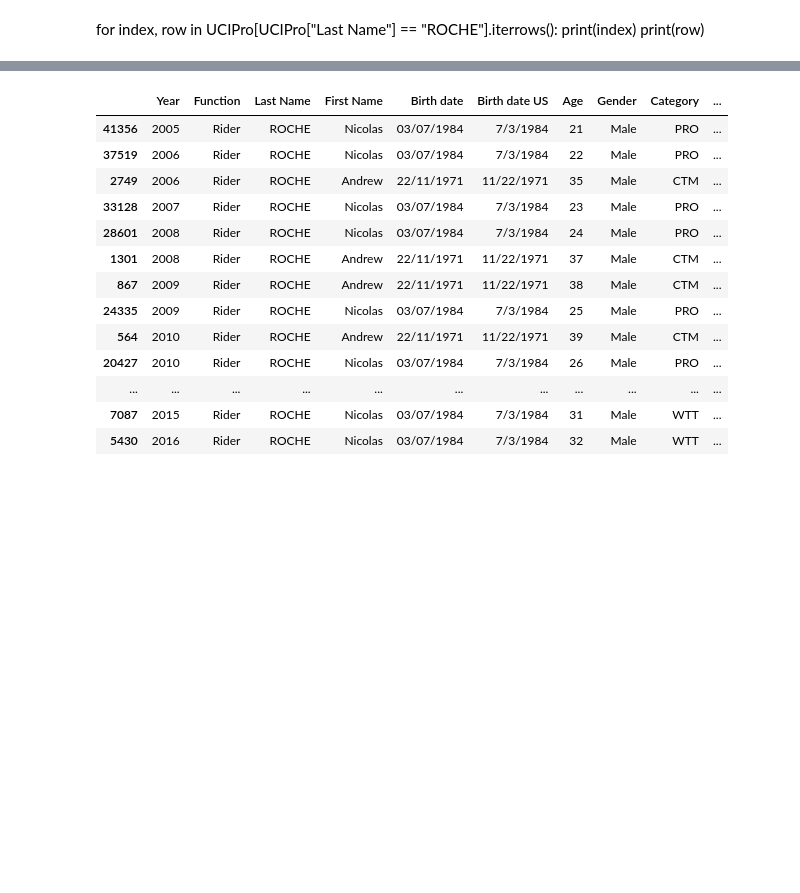
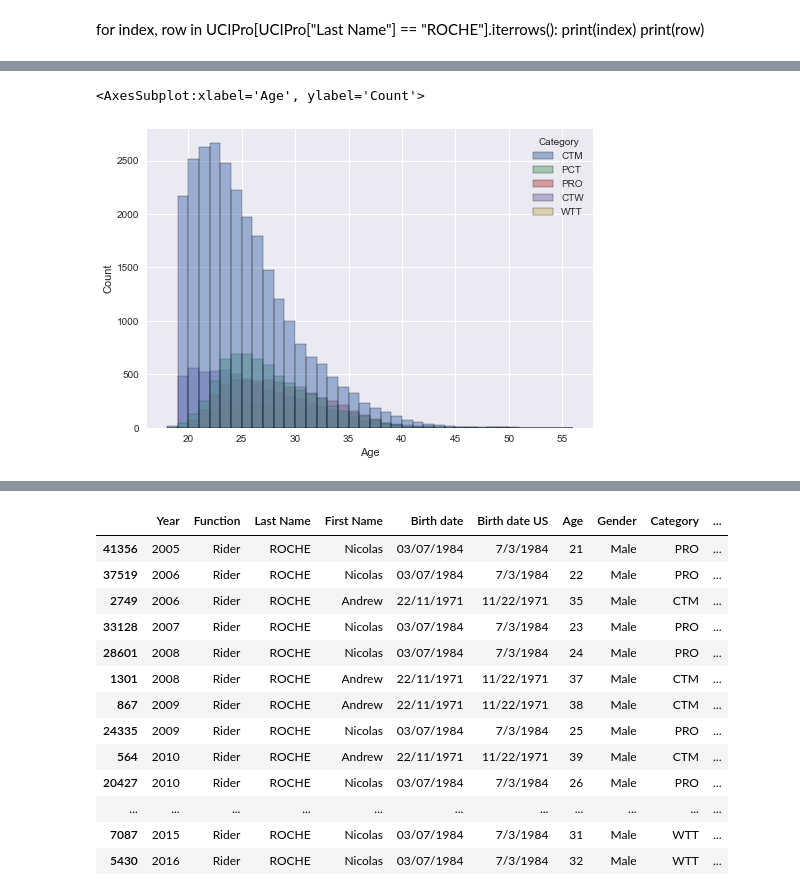
Before and after one commit to bryanminnock/UCDPA_BryanMinnock, a Jupyter notebook: UCDProject.ipynb, the cells around one changed output, grey strips where cells are left out. Drawn from its saved outputs; the diff is of its cells as text; code cells hidden in the pictures; blank space fills up the shorter version.

```diff
--- a/UCDProject.ipynb
+++ b/UCDProject.ipynb
@@ -450,0 +439,6 @@ for index, row in UCIPro[UCIPro["Last Name"] == "ROCHE"].iterrows():
+# %%
+sns.histplot(data = UCIPro, x = "Age", binwidth =1, hue = "Category")
+#Plot below shows the vast majority of Profesional Cyclists are CTM,which is the lower tier (feeder) of the profession. The other more elite cyclists have a peak at a later age, which is to be expeted. CTM can be equated to junior formula in motor sport.
+# %% [output]
+<AxesSubplot:xlabel='Age', ylabel='Count'>
+[figure, added]
```
Also changed, not shown: parts of 92 cells of this notebook.
